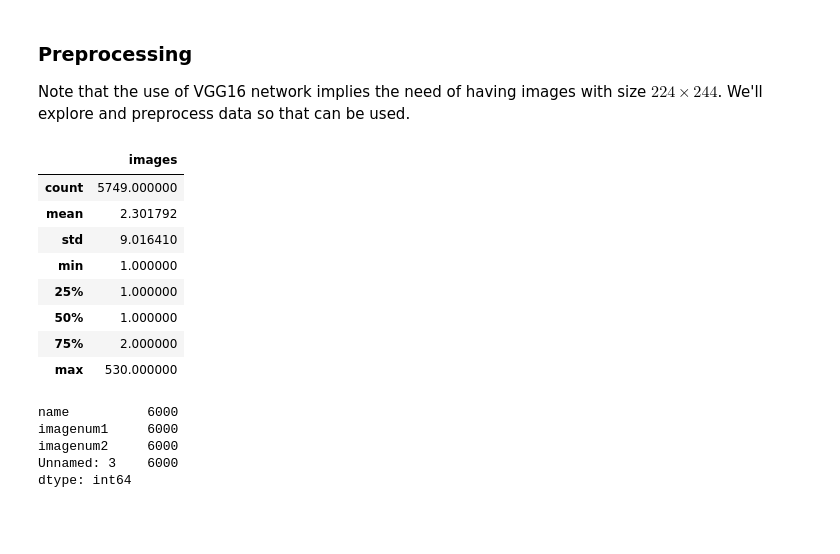
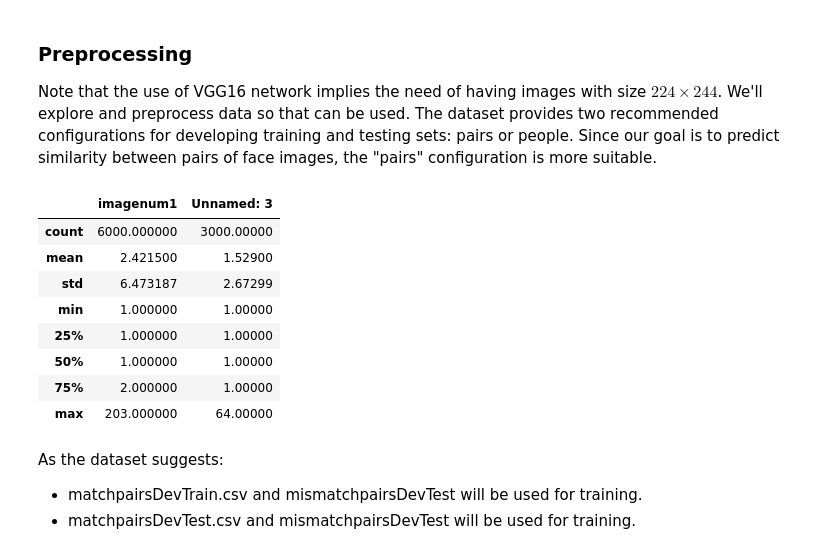
Before and after one commit to OussamaElhamdani/FaceSimNet, a Jupyter notebook: model.ipynb, the cells around one changed output. Drawn from its saved outputs; the diff is of its cells as text; code cells hidden in the pictures; blank space fills up the shorter version.

```diff
--- a/model.ipynb
+++ b/model.ipynb
@@ -26,3 +28,4 @@ here's how we 're going to tackle the problem seeking a high accuracy score:
 # %% [markdown]
 ### Preprocessing
 Note that the use of VGG16 network implies the need of having images with size $224 \times 244$. We'll explore and preprocess data so that can be used.
+The dataset provides two recommended configurations for developing training and testing sets: pairs or people. Since our goal is to predict similarity between pairs of face images, the "pairs" configuration is more suitable.
@@ -34 +44,17 @@ import seaborn as sns
+# %%
+pairs.describe()
+# %% [output]
+|  | imagenum1 | Unnamed: 3 |
+| count | 6000.000000 | 3000.00000 |
+| mean | 2.421500 | 1.52900 |
+| std | 6.473187 | 2.67299 |
+| min | 1.000000 | 1.00000 |
+| 25% | 1.000000 | 1.00000 |
+| 50% | 1.000000 | 1.00000 |
+| 75% | 2.000000 | 1.00000 |
+| max | 203.000000 | 64.00000 |
+# %% [markdown]
+As the dataset suggests:
+- matchpairsDevTrain.csv and mismatchpairsDevTest will be used for training.
+- matchpairsDevTest.csv and mismatchpairsDevTest will be used for training.
 # %%
@@ -41,20 +64,0 @@ pairs = pd.read_csv("../input/lfw-dataset/pairs.csv")
-# %%
-lfw_allnames.describe()
-# %% [output]
-|  | images |
-| count | 5749.000000 |
-| mean | 2.301792 |
-| std | 9.016410 |
-| min | 1.000000 |
-| 25% | 1.000000 |
-| 50% | 1.000000 |
-| 75% | 2.000000 |
-| max | 530.000000 |
-# %%
-pairs.isnull().count()
-# %% [output]
-name          6000
-imagenum1     6000
-imagenum2     6000
-Unnamed: 3    6000
-dtype: int64
```
Also changed, not shown: parts of 16 cells of this notebook.
